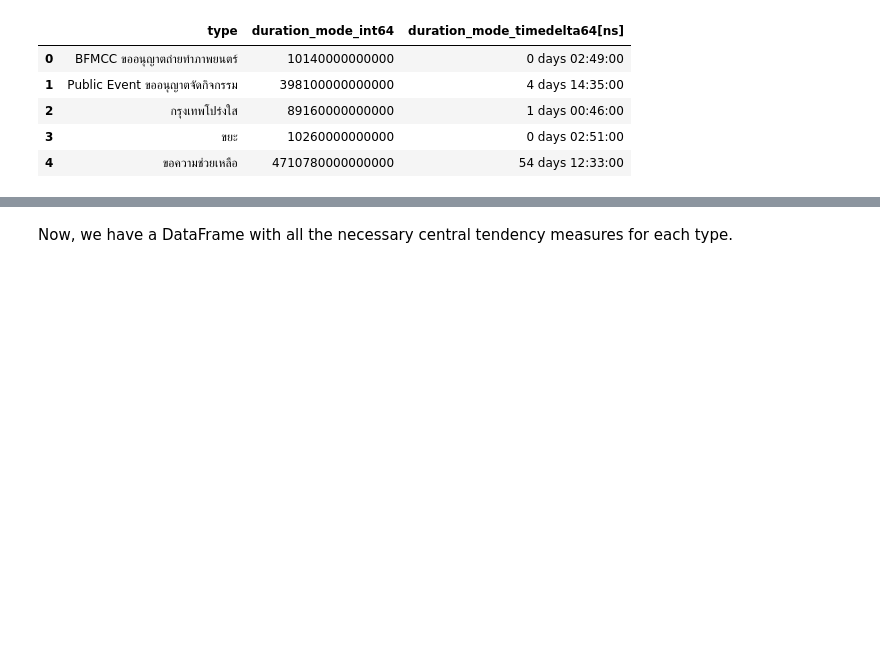
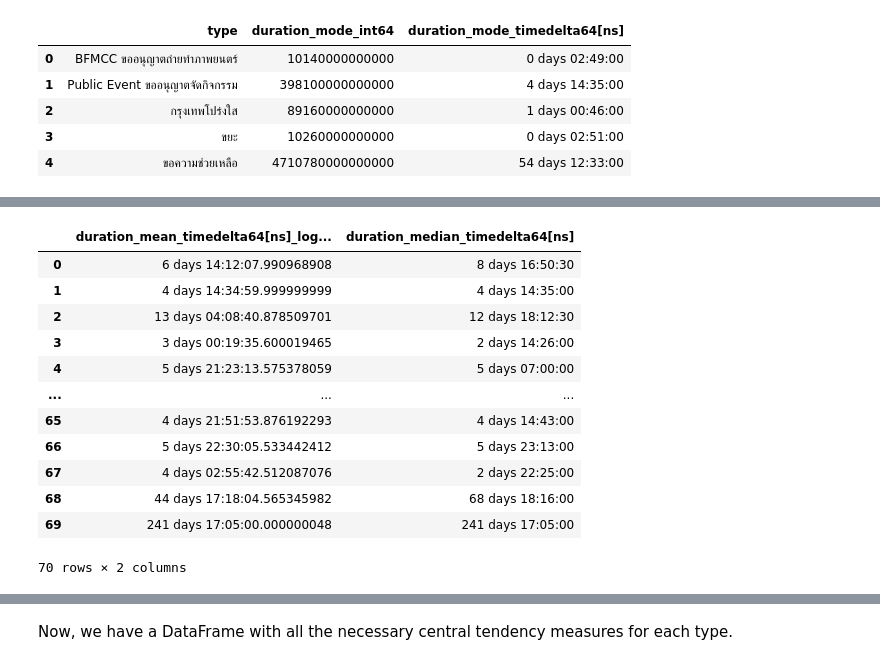
Before and after one commit to KhopSun/ChAMP_DataTrack_DADS, a Jupyter notebook: Question2_Part3.ipynb, the cells around one changed output, grey strips where cells are left out. Cells and saved outputs as stored; diff of their text form; code cells hidden in the pictures; blank space fills up the shorter version.

```diff
--- a/Question2_Part3.ipynb
+++ b/Question2_Part3.ipynb
@@ -494,3 +496,19 @@ duration_df_bkk.head()
 | 2 | กรุงเทพโปร่งใส | 5.751300e+15 | 66 days 13:35:00.171056204 | 1.138121e+15 | 13 days 04:08:40.878509701 | ... |
 | 3 | ขยะ | 1.626255e+15 | 18 days 19:44:15.263110061 | 2.603756e+14 | 3 days 00:19:35.600019465 | ... |
 | 4 | ขอความช่วยเหลือ | 3.062933e+15 | 35 days 10:48:53.178879310 | 5.089936e+14 | 5 days 21:23:13.575378059 | ... |
+# %%
+duration_df_bkk[['duration_mean_timedelta64[ns]_logscale', 'duration_median_timedelta64[ns]']]
+# %% [output]
+|  | duration_mean_timedelta64[ns]_log... | duration_median_timedelta64[ns] |
+| 0 | 6 days 14:12:07.990968908 | 8 days 16:50:30 |
+| 1 | 4 days 14:34:59.999999999 | 4 days 14:35:00 |
+| 2 | 13 days 04:08:40.878509701 | 12 days 18:12:30 |
+| 3 | 3 days 00:19:35.600019465 | 2 days 14:26:00 |
+| 4 | 5 days 21:23:13.575378059 | 5 days 07:00:00 |
+| ... | ... | ... |
+| 65 | 4 days 21:51:53.876192293 | 4 days 14:43:00 |
+| 66 | 5 days 22:30:05.533442412 | 5 days 23:13:00 |
+| 67 | 4 days 02:55:42.512087076 | 2 days 22:25:00 |
+| 68 | 44 days 17:18:04.565345982 | 68 days 18:16:00 |
+| 69 | 241 days 17:05:00.000000048 | 241 days 17:05:00 |
+70 rows × 2 columns
```
Also changed, not shown: parts of 11 cells of this notebook.
